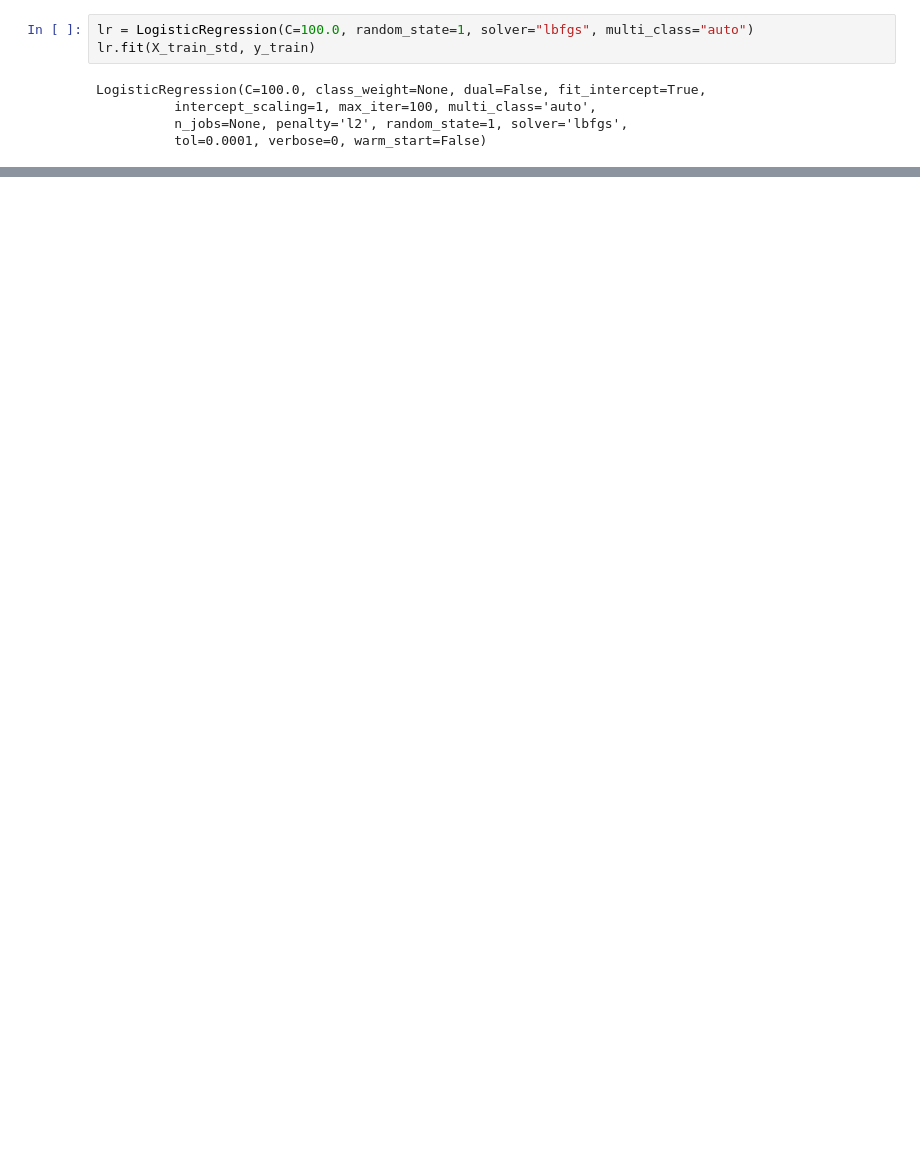
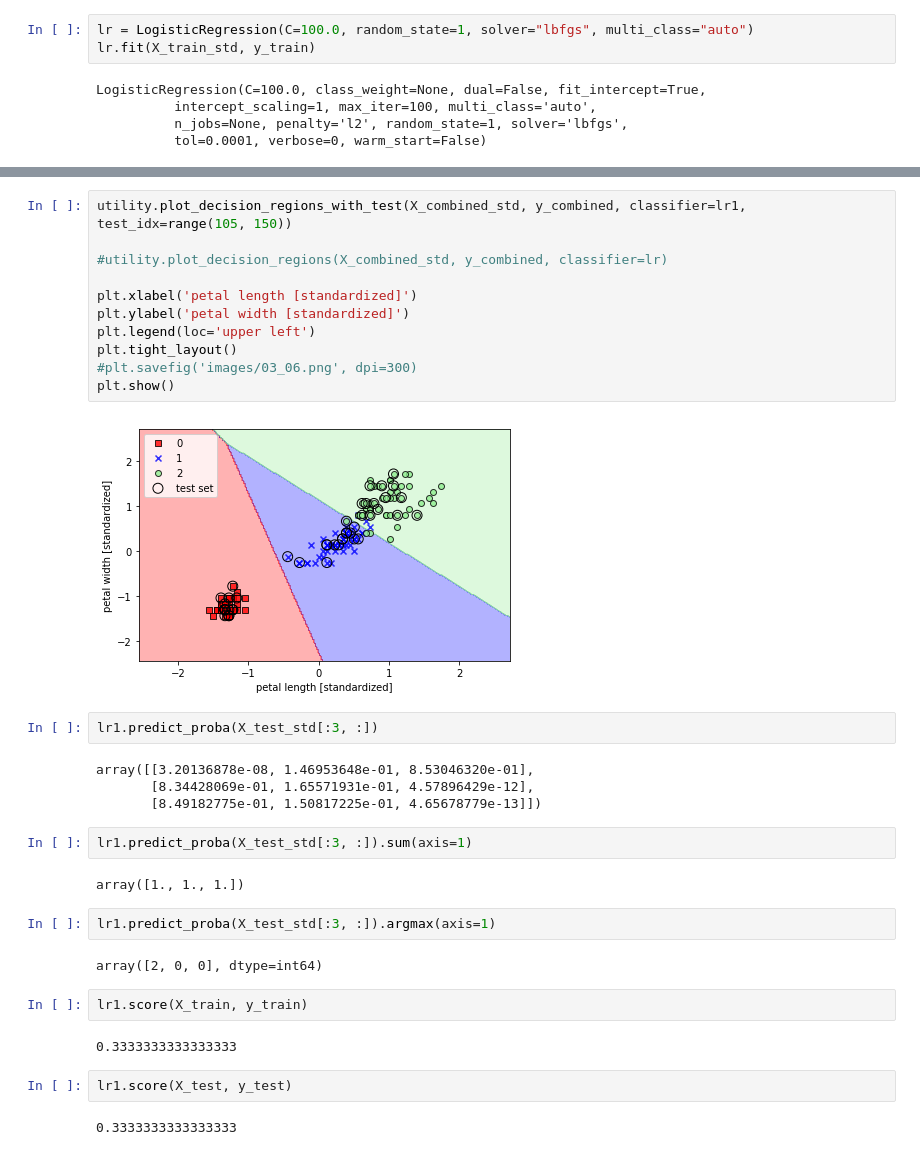
Before and after one commit to himansu979/MLSebastianRaschka, a Jupyter notebook: Ch03_Logistic_Sklearn.ipynb, the cells around one changed output, grey strips where cells are left out. Cells and saved outputs as stored; diff of their text form; blank space fills up the shorter version.

```diff
--- a/Ch03_Logistic_Sklearn.ipynb
+++ b/Ch03_Logistic_Sklearn.ipynb
@@ -97,0 +212,35 @@ plt.show()
+# %%
+utility.plot_decision_regions_with_test(X_combined_std, y_combined, classifier=lr1, test_idx=range(105, 150))
+
+#utility.plot_decision_regions(X_combined_std, y_combined, classifier=lr)
+
+plt.xlabel('petal length [standardized]')
+plt.ylabel('petal width [standardized]')
+plt.legend(loc='upper left')
+plt.tight_layout()
+#plt.savefig('images/03_06.png', dpi=300)
+plt.show()
+# %% [output]
+[figure, added]
+# %%
+lr1.predict_proba(X_test_std[:3, :])
+# %% [output]
+array([[3.20136878e-08, 1.46953648e-01, 8.53046320e-01],
+       [8.34428069e-01, 1.65571931e-01, 4.57896429e-12],
+       [8.49182775e-01, 1.50817225e-01, 4.65678779e-13]])
+# %%
+lr1.predict_proba(X_test_std[:3, :]).sum(axis=1)
+# %% [output]
+array([1., 1., 1.])
+# %%
+lr1.predict_proba(X_test_std[:3, :]).argmax(axis=1)
+# %% [output]
+array([2, 0, 0], dtype=int64)
+# %%
+lr1.score(X_train, y_train)
+# %% [output]
+0.3333333333333333
+# %%
+lr1.score(X_test, y_test)
+# %% [output]
+0.3333333333333333
```
Also changed, not shown: parts of 45 cells of this notebook, 5 other files.
